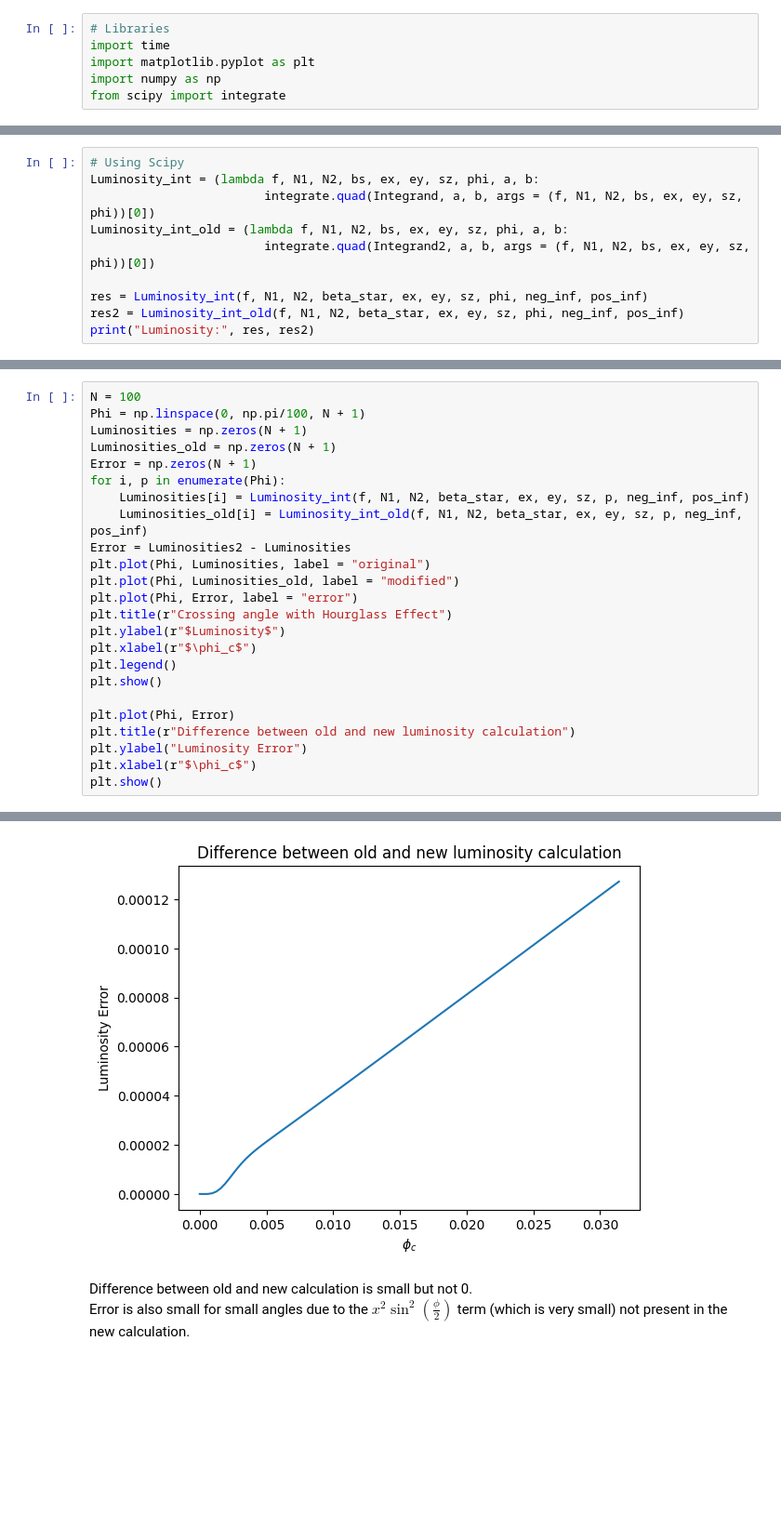
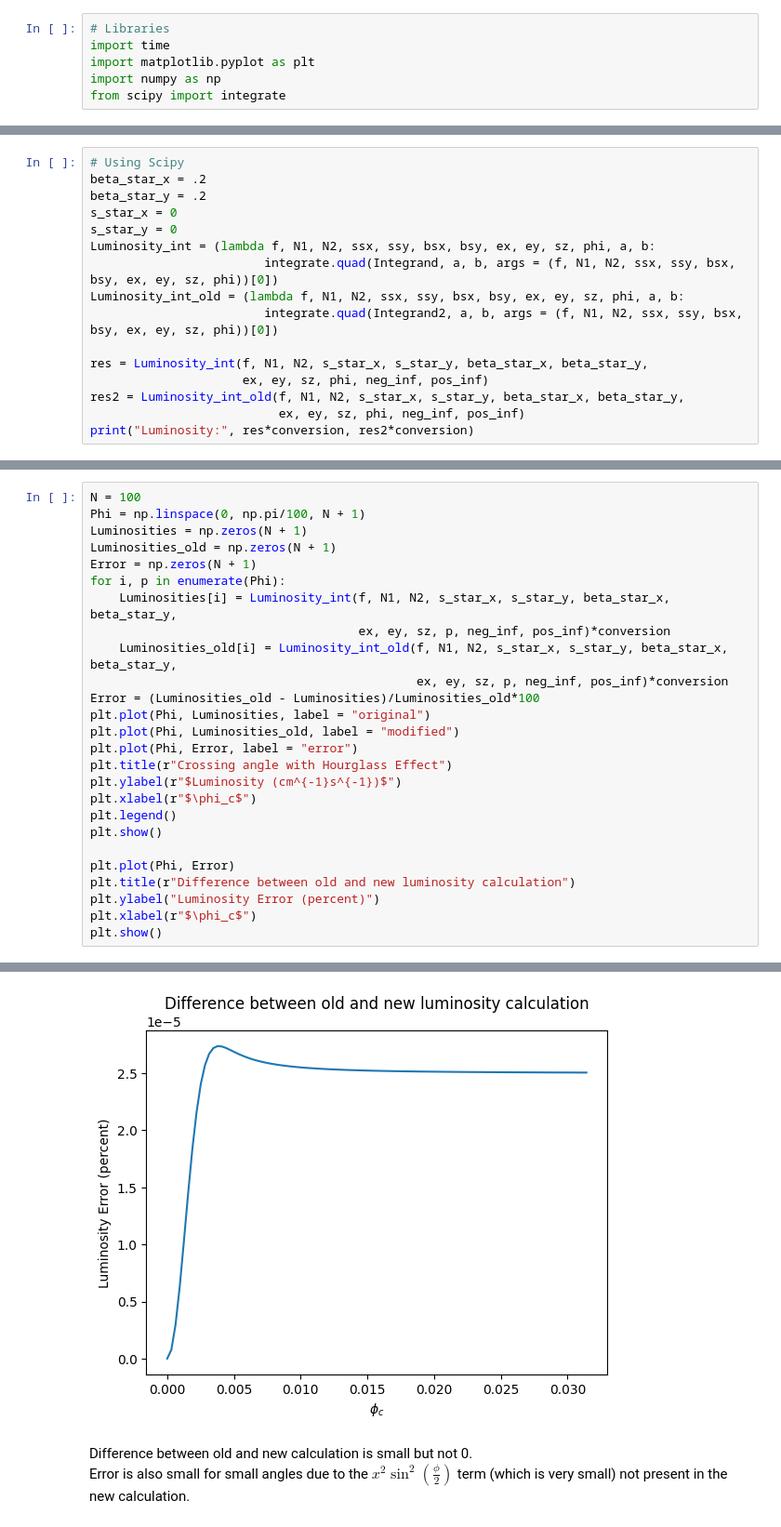
Before and after one commit to Wooperachi7/Luminosity, a Jupyter notebook: Crossing_Angle_and_Hourglass_effect.ipynb, the cells around one changed output, grey strips where cells are left out. Shown at 93% size. Drawn from its saved outputs; the diff is of its cells as text; blank space fills up the shorter version.

```diff
--- a/Crossing_Angle_and_Hourglass_effect.ipynb
+++ b/Crossing_Angle_and_Hourglass_effect.ipynb
@@ -131,11 +152,17 @@ low_bound, hi_bound = -.1, .1 #10 cm
 # %%
 # Using Scipy
-Luminosity_int = (lambda f, N1, N2, bs, ex, ey, sz, phi, a, b:
-                        integrate.quad(Integrand, a, b, args = (f, N1, N2, bs, ex, ey, sz, phi))[0])
-Luminosity_int_old = (lambda f, N1, N2, bs, ex, ey, sz, phi, a, b:
-                        integrate.quad(Integrand2, a, b, args = (f, N1, N2, bs, ex, ey, sz, phi))[0])
+beta_star_x = .2
+beta_star_y = .2
+s_star_x = 0
+s_star_y = 0
+Luminosity_int = (lambda f, N1, N2, ssx, ssy, bsx, bsy, ex, ey, sz, phi, a, b:
+                        integrate.quad(Integrand, a, b, args = (f, N1, N2, ssx, ssy, bsx, bsy, ex, ey, sz, phi))[0])
+Luminosity_int_old = (lambda f, N1, N2, ssx, ssy, bsx, bsy, ex, ey, sz, phi, a, b:
+                        integrate.quad(Integrand2, a, b, args = (f, N1, N2, ssx, ssy, bsx, bsy, ex, ey, sz, phi))[0])
 
-res = Luminosity_int(f, N1, N2, beta_star, ex, ey, sz, phi, neg_inf, pos_inf)
-res2 = Luminosity_int_old(f, N1, N2, beta_star, ex, ey, sz, phi, neg_inf, pos_inf)
-print("Luminosity:", res, res2)
+res = Luminosity_int(f, N1, N2, s_star_x, s_star_y, beta_star_x, beta_star_y,
+                     ex, ey, sz, phi, neg_inf, pos_inf)
+res2 = Luminosity_int_old(f, N1, N2, s_star_x, s_star_y, beta_star_x, beta_star_y,
+                          ex, ey, sz, phi, neg_inf, pos_inf)
+print("Luminosity:", res*conversion, res2*conversion)
 # %% [output]
@@ -147,21 +174,23 @@ Luminosities = np.zeros(N + 1)
 Luminosities_old = np.zeros(N + 1)
 Error = np.zeros(N + 1)
 for i, p in enumerate(Phi):
-    Luminosities[i] = Luminosity_int(f, N1, N2, beta_star, ex, ey, sz, p, neg_inf, pos_inf)
-    Luminosities_old[i] = Luminosity_int_old(f, N1, N2, beta_star, ex, ey, sz, p, neg_inf, pos_inf)
-Error = Luminosities2 - Luminosities
+    Luminosities[i] = Luminosity_int(f, N1, N2, s_star_x, s_star_y, beta_star_x, beta_star_y,
+                                     ex, ey, sz, p, neg_inf, pos_inf)*conversion
+    Luminosities_old[i] = Luminosity_int_old(f, N1, N2, s_star_x, s_star_y, beta_star_x, beta_star_y,
+                                             ex, ey, sz, p, neg_inf, pos_inf)*conversion
+Error = (Luminosities_old - Luminosities)/Luminosities_old*100
 plt.plot(Phi, Luminosities, label = "original")
 plt.plot(Phi, Luminosities_old, label = "modified")
 plt.plot(Phi, Error, label = "error")
 plt.title(r"Crossing angle with Hourglass Effect")
-plt.ylabel(r"$Luminosity$")
+plt.ylabel(r"$Luminosity (cm^{-1}s^{-1})$")
 plt.xlabel(r"$\phi_c$")
 plt.legend()
 plt.show()
 
 plt.plot(Phi, Error)
 plt.title(r"Difference between old and new luminosity calculation")
-plt.ylabel("Luminosity Error")
+plt.ylabel("Luminosity Error (percent)")
 plt.xlabel(r"$\phi_c$")
 plt.show()
 # %% [output]
@@ -169,4 +198,4 @@ plt.show()
-[figure, old version]
+[figure, new version]
 # %% [markdown]
 Difference between old and new calculation is small but not 0. \
 Error is also small for small angles due to the $x^2\sin^2(\frac{\phi}{2})$ term (which is very small) not present in the new calculation.
```
Also changed, not shown: parts of 30 cells of this notebook.
